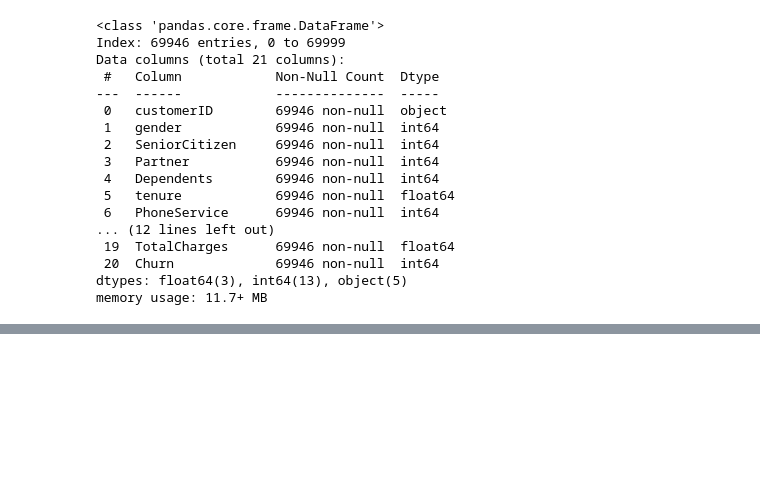
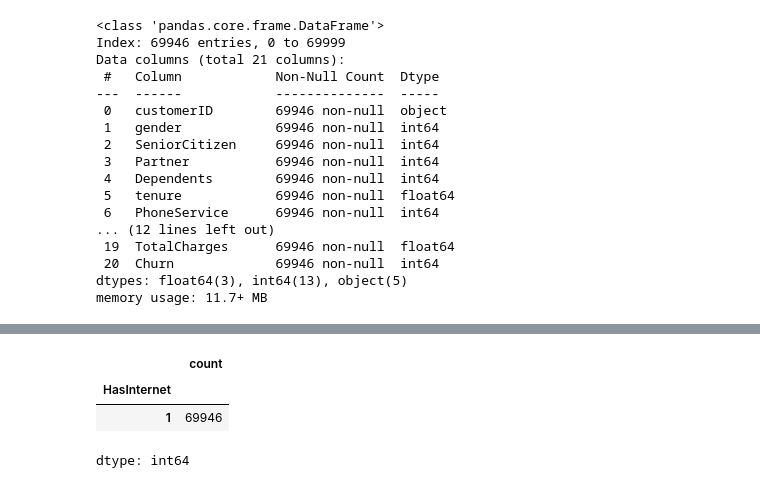
Before and after one commit to linda-bsharat/telco-customer-churn-prediction, a Jupyter notebook: notebooks/01_data_cleaning_and_eda.ipynb, the cells around one changed output, grey strips where cells are left out. Cells and saved outputs as stored; diff of their text form; code cells hidden in the pictures; blank space fills up the shorter version.

```diff
--- a/notebooks/01_data_cleaning_and_eda.ipynb
+++ b/notebooks/01_data_cleaning_and_eda.ipynb
@@ -517,2 +602,11 @@ dtype: int64
+# %%
+df["HasInternet"] = (df["InternetService"] != 0).astype(int)
+# %%
+df["HasInternet"].value_counts()
+# %% [output]
+|  | count |
+| HasInternet |  |
+| 1 | 69946 |
+dtype: int64
 # %%
 df.to_csv("telco_customer_data_cleaned.csv", index=False)
```
Also changed, not shown: parts of 12 cells of this notebook.
